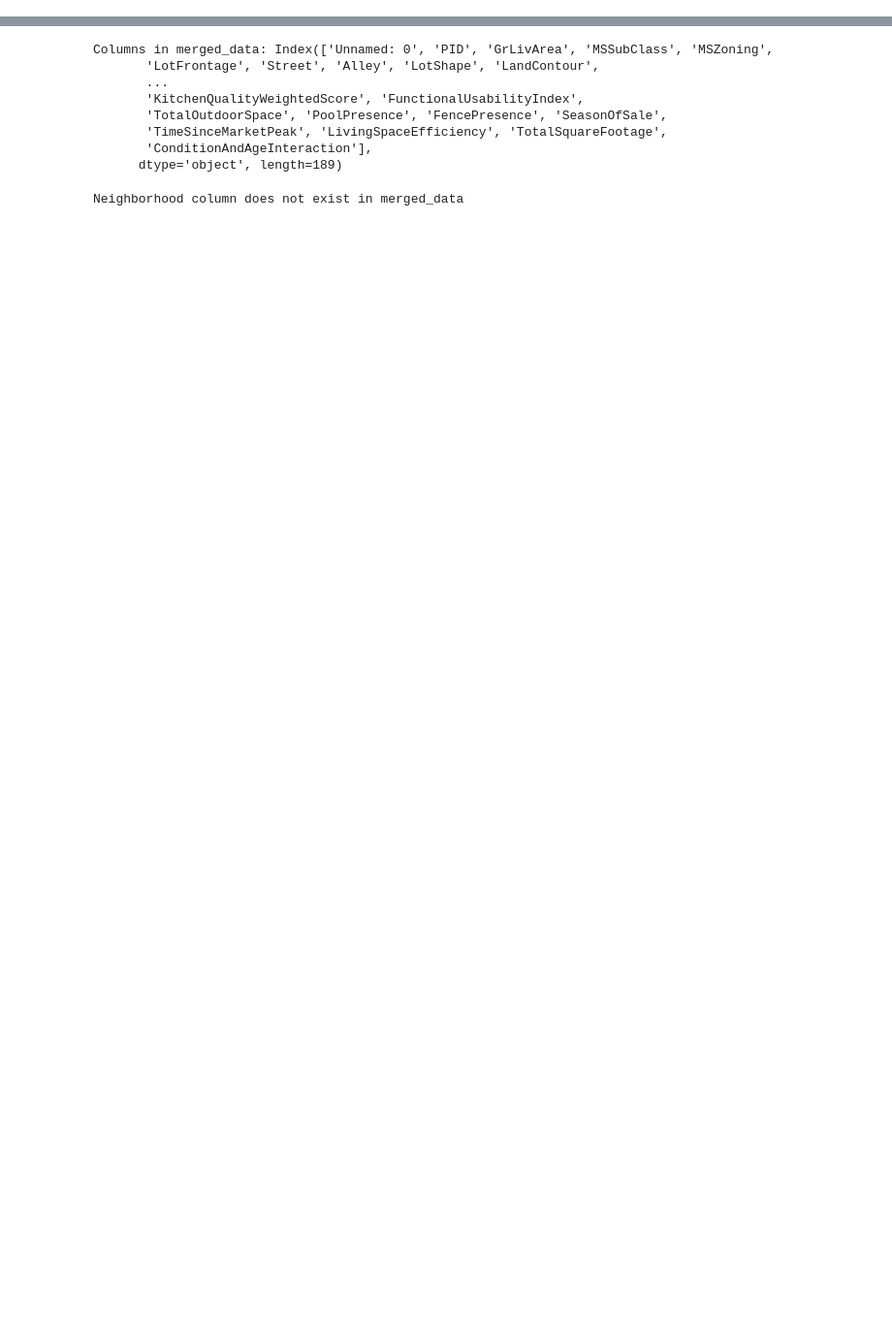
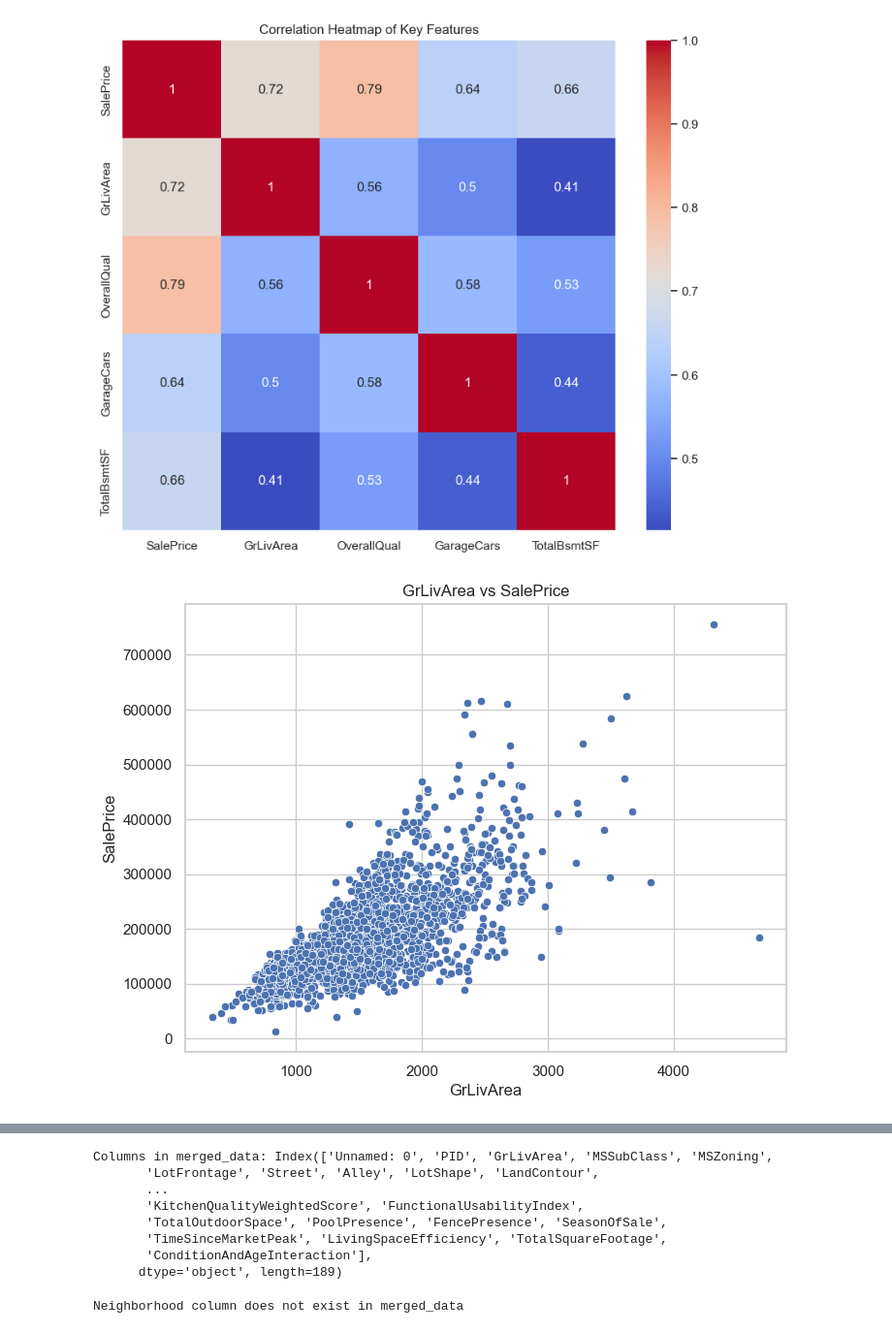
Before and after one commit to hderouen1/Machine-Learning-Project, a Jupyter notebook: data/Machine Learning Project EDA.ipynb, the cells around one changed output, grey strips where cells are left out. Shown at 97% size. Saved outputs shown, nothing was run; the diff lists cells and outputs as text; code cells hidden in the pictures; blank space fills up the shorter version.

```diff
--- a/data/Machine Learning Project Hunter DeRouen.ipynb
+++ b/data/Machine Learning Project EDA.ipynb
@@ -257,0 +277,23 @@ Name: SalePrice, dtype: float64
+# %%
+# Heatmap of top correlated features
+key_features = ['SalePrice', 'GrLivArea', 'OverallQual', 'GarageCars', 'TotalBsmtSF']
+plt.figure(figsize=(10, 8))
+sns.heatmap(merged_data[key_features].corr(), annot=True, cmap="coolwarm")
+plt.title("Correlation Heatmap of Key Features")
+plt.show()
+
+# Scatterplot for GrLivArea vs SalePrice
+plt.figure(figsize=(8, 6))
+sns.scatterplot(x='GrLivArea', y='SalePrice', data=merged_data)
+plt.title("GrLivArea vs SalePrice")
+plt.show()
+
+# Boxplot for Neighborhood vs SalePrice
+plt.figure(figsize=(14, 8))
+sns.boxplot(x='Neighborhood', y='SalePrice', data=merged_data)
+plt.xticks(rotation=90)
+plt.title("Neighborhood vs SalePrice")
+plt.show()
+# %% [output]
+[figure, added]
+[figure, added]
```
Also changed, not shown: parts of 4 cells of this notebook.
